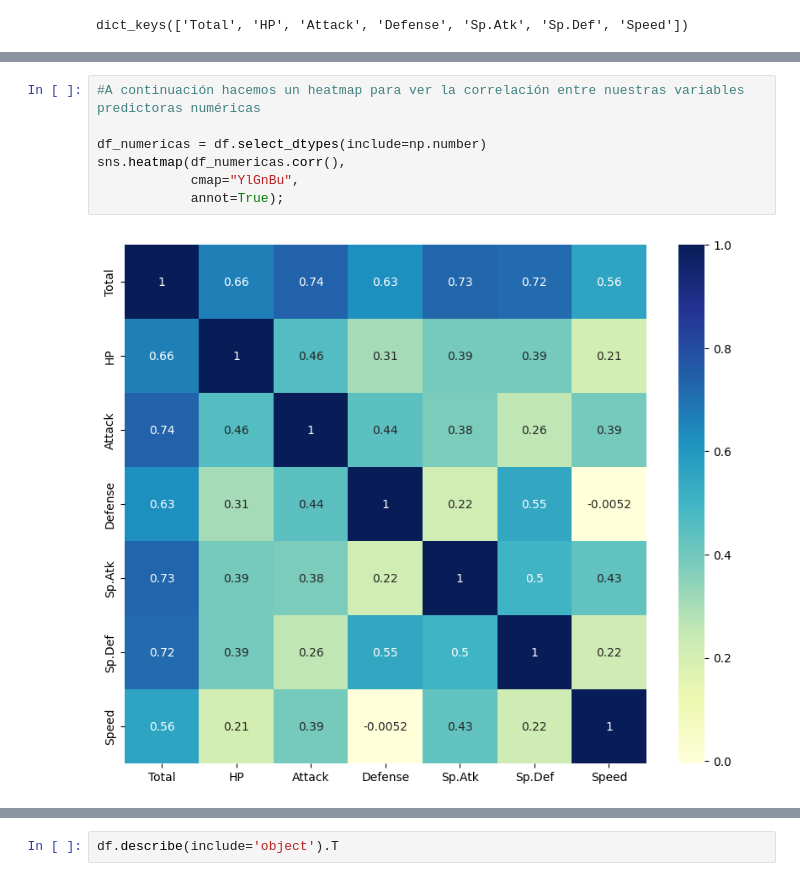
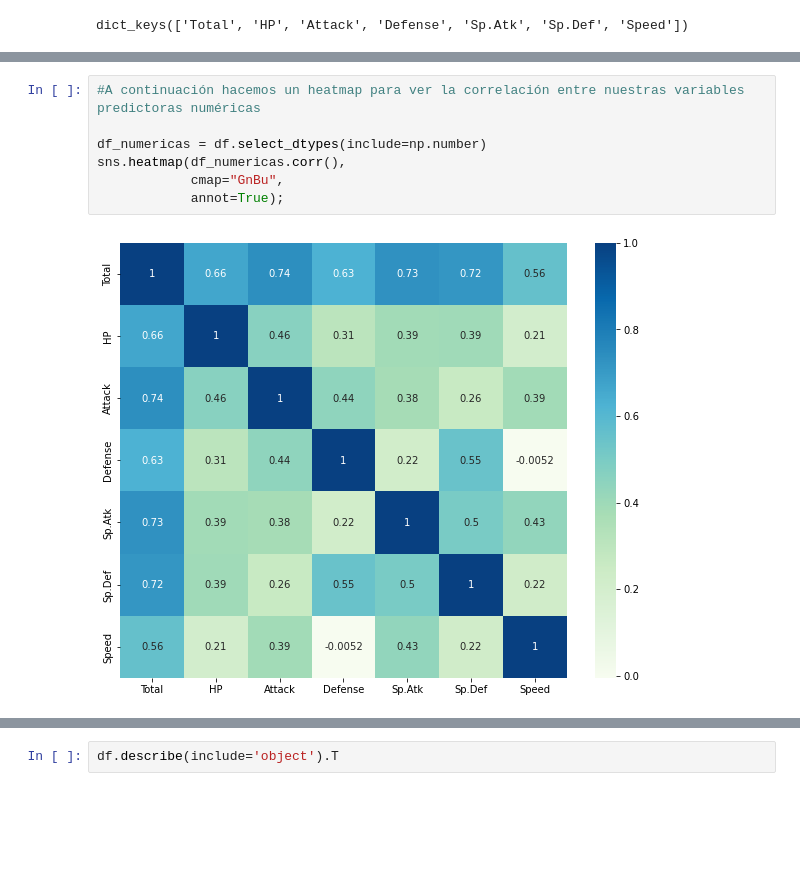
Before and after one commit to Adalab/promo_d_da_modulo3_sprint1_Estibaliz_Lorena, a Jupyter notebook: Regresión Lineal/pair_regresion_lineal1_introML.ipynb, the cells around one changed output, grey strips where cells are left out. Drawn from its saved outputs; the diff is of its cells as text; blank space fills up the shorter version.

```diff
--- a/Regresión Lineal/pair_regresion_lineal1_introML.ipynb
+++ b/Regresión Lineal/pair_regresion_lineal1_introML.ipynb
@@ -237,12 +237,12 @@ sns.distplot(
 # %%
 #A continuación hacemos un heatmap para ver la correlación entre nuestras variables predictoras numéricas
 
 df_numericas = df.select_dtypes(include=np.number)
 sns.heatmap(df_numericas.corr(),
-            cmap="YlGnBu",
+            cmap="GnBu",
             annot=True);
 # %% [output]
-[figure, old version]
+[figure, new version]
 # %%
 #Le aplicamos al heatmap el método np.tri que nos permite visualizar la matriz de correlación de manera más sencilla
 
```
Also changed, not shown: parts of 6 cells of this notebook, 10 other files.
